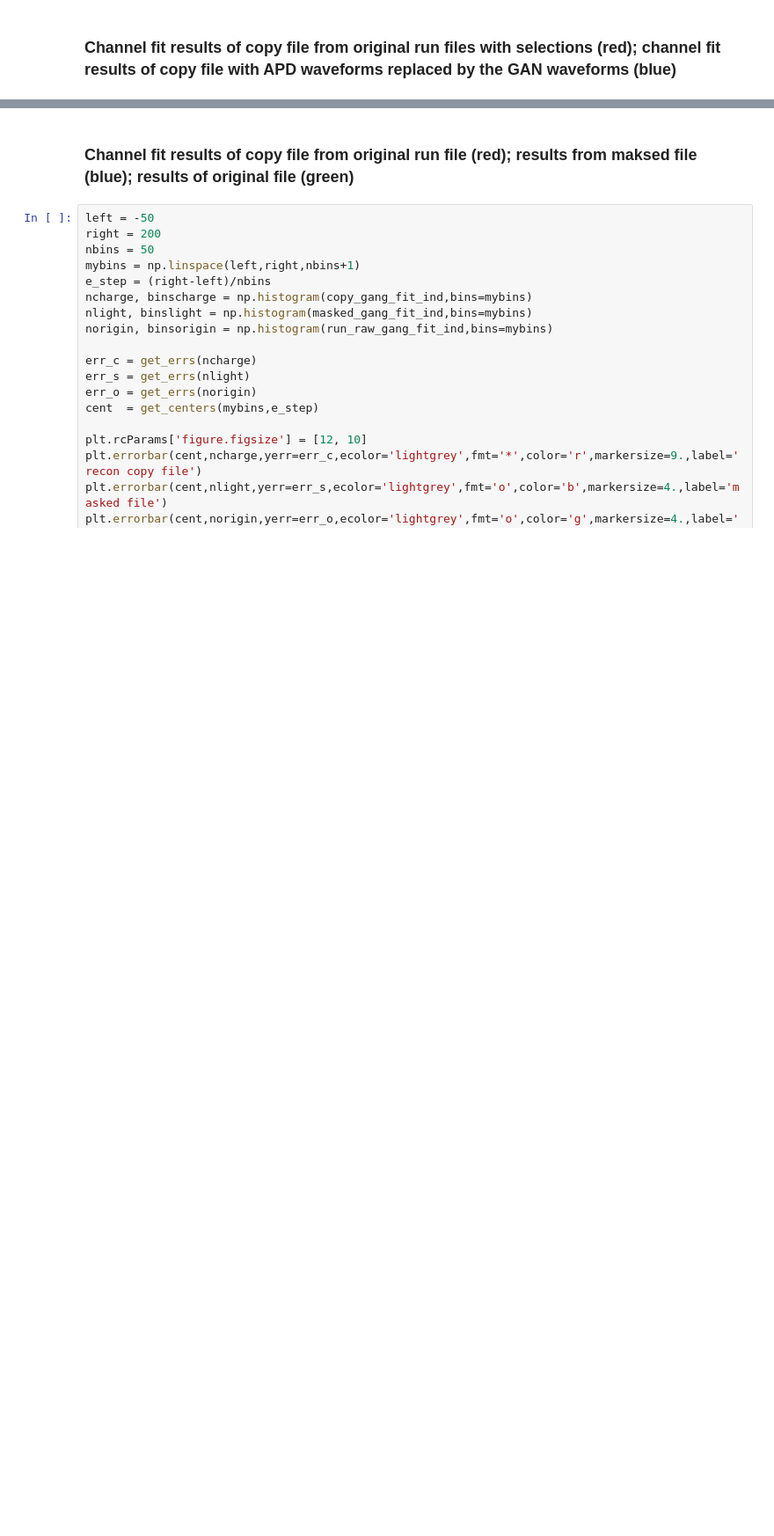
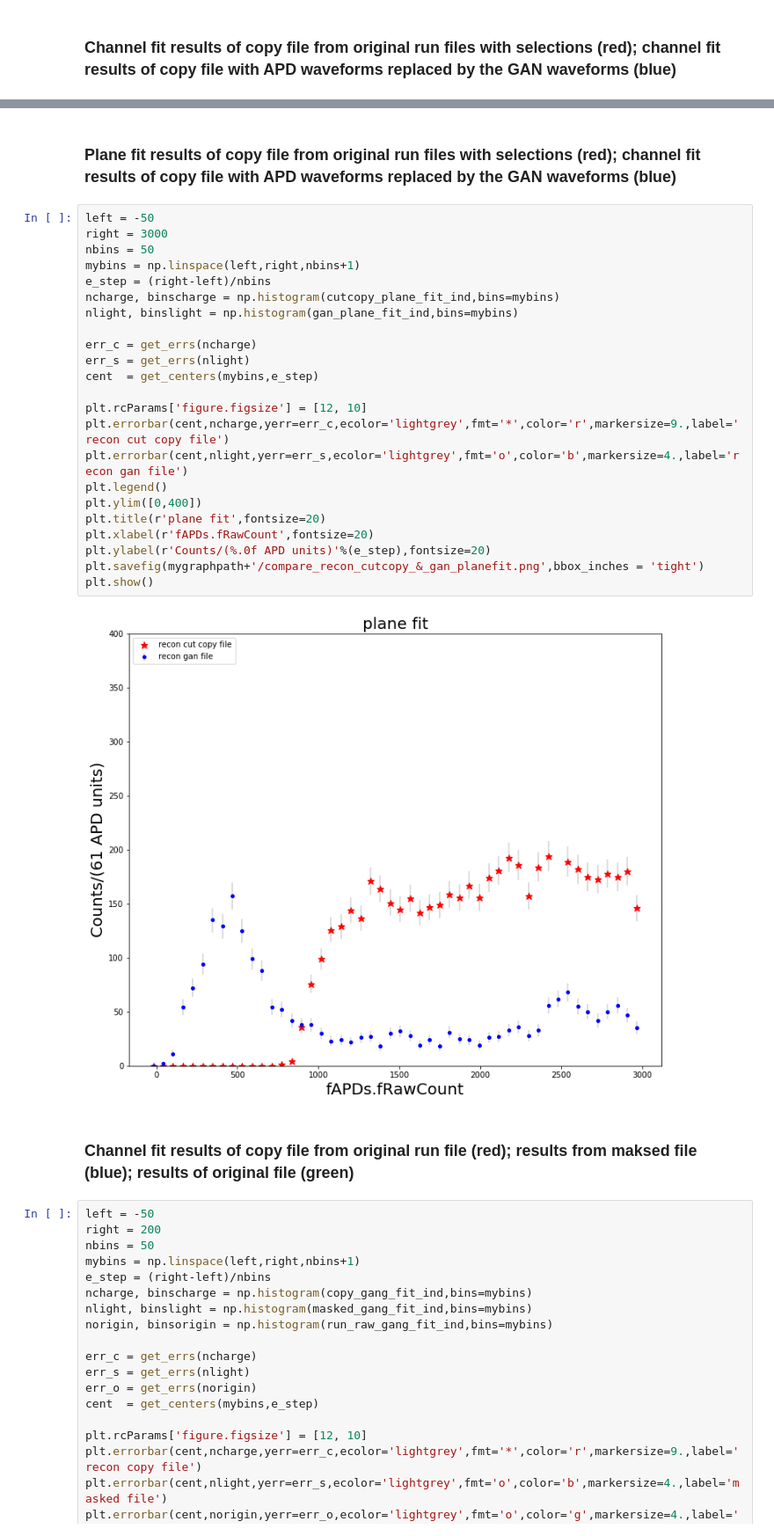
Before and after one commit to sli135/APD-GAN-Simulation, a Jupyter notebook: APD_signals.ipynb, the cells around one changed output, grey strips where cells are left out. Shown at 88% size. Drawn from its saved outputs; the diff is of its cells as text; blank space fills up the shorter version.

```diff
--- a/APD_signals.ipynb
+++ b/APD_signals.ipynb
@@ -139,3 +144,30 @@ plt.show()
+# %% [markdown]
+### Plane fit results of copy file from original run files with selections (red); channel fit results of copy file with APD waveforms replaced by the GAN waveforms (blue)
+# %%
+left = -50
+right = 3000
+nbins = 50
+mybins = np.linspace(left,right,nbins+1)
+e_step = (right-left)/nbins
+ncharge, binscharge = np.histogram(cutcopy_plane_fit_ind,bins=mybins)
+nlight, binslight = np.histogram(gan_plane_fit_ind,bins=mybins)
+
+err_c = get_errs(ncharge)
+err_s = get_errs(nlight)
+cent  = get_centers(mybins,e_step)
+
+plt.rcParams['figure.figsize'] = [12, 10]
+plt.errorbar(cent,ncharge,yerr=err_c,ecolor='lightgrey',fmt='*',color='r',markersize=9.,label='recon cut copy file')
+plt.errorbar(cent,nlight,yerr=err_s,ecolor='lightgrey',fmt='o',color='b',markersize=4.,label='recon gan file')
+plt.legend()
+plt.ylim([0,400])
+plt.title(r'plane fit',fontsize=20)
+plt.xlabel(r'fAPDs.fRawCount',fontsize=20)
+plt.ylabel(r'Counts/(%.0f APD units)'%(e_step),fontsize=20)
+plt.savefig(mygraphpath+'/compare_recon_cutcopy_&_gan_planefit.png',bbox_inches = 'tight')
+plt.show()
+# %% [output]
+[figure, added]
 # %% [markdown]
 ### Channel fit results of copy file from original run file (red); results from maksed file (blue); results of original file (green)
 # %%
```
Also changed, not shown: parts of 3 cells of this notebook.
